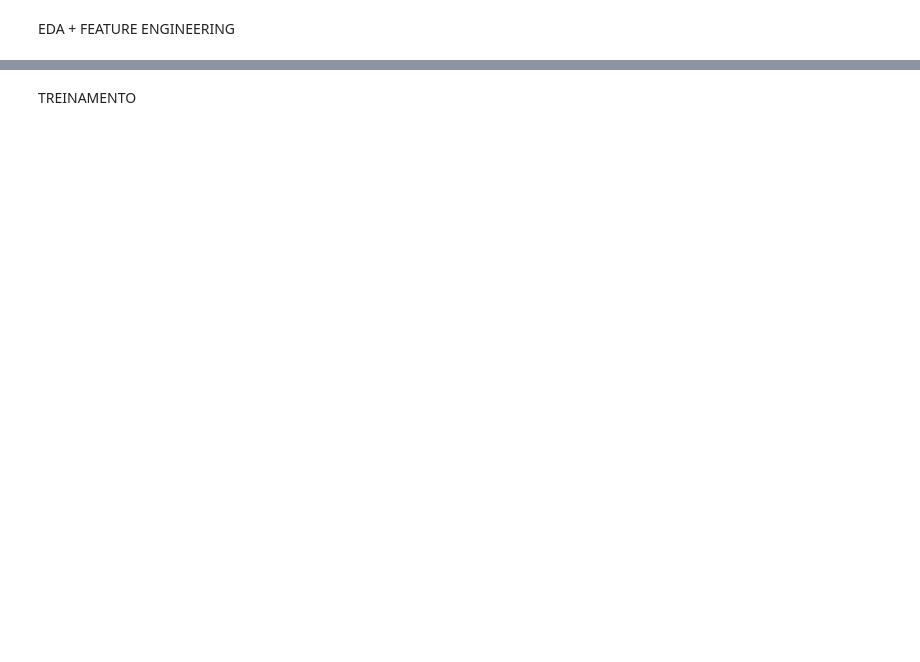
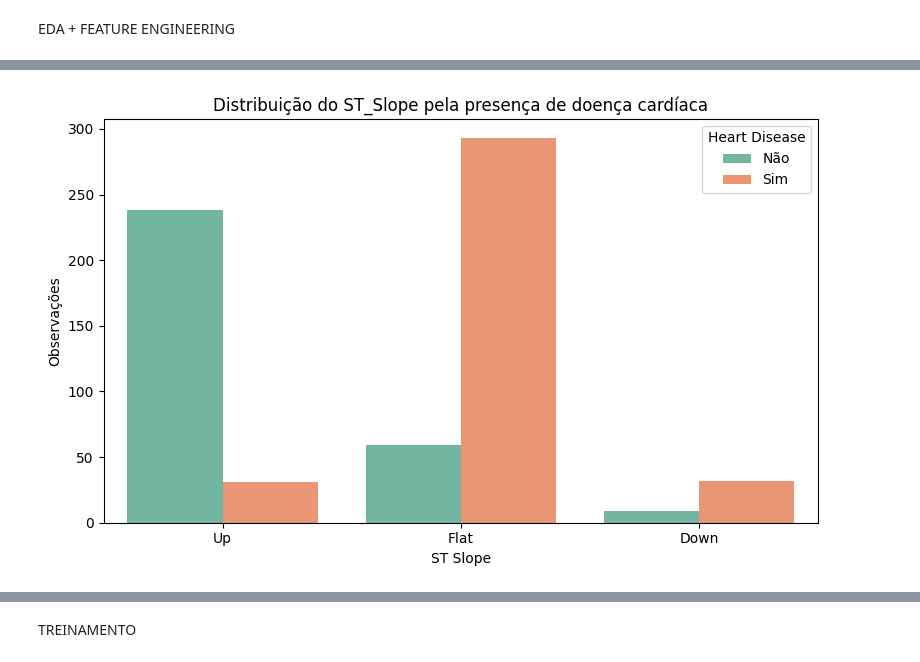
Before and after one commit to malf75/Heart-Failure-ML, a Jupyter notebook: heartdisease.ipynb, the cells around one changed output, grey strips where cells are left out. Saved outputs shown, nothing was run; the diff lists cells and outputs as text; code cells hidden in the pictures; blank space fills up the shorter version.

```diff
--- a/heartdisease.ipynb
+++ b/heartdisease.ipynb
@@ -135,5 +269,5 @@ IQR MaxHR: 144.25 - 112 = 32.25 (192.62<outlier<63.62)
 
 IQR Oldpeak: 2 - 0 = 2 (5<outlier<-3)
 # %%
-positive_outliers = df[(df['HeartDisease'] == 1) & (df['ST_Slope'] == 'Up') & (df['ExerciseAngina'] == 'N') & (df['Oldpeak'] < 1.5)]
+positive_outliers = X_train[(y_train == 1) & (X_train['ST_Slope'] == 'Up') & (X_train['ExerciseAngina'] == 'N') & (X_train['Oldpeak'] < 1.5)]
 positive_outliers
@@ -140,6 +292,8 @@ positive_outliers
 # %%
-df.drop(positive_outliers.index, inplace=True)
-df.drop(negative_outliers.index, inplace=True)
+X_train.drop(positive_outliers.index, inplace=True)
+X_train.drop(negative_outliers.index, inplace=True)
+y_train.drop(positive_outliers.index, inplace=True)
+y_train.drop(negative_outliers.index, inplace=True)
 # %%
 features_dict = {
     'Age': [78.5, 34.5],
@@ -193,5 +377,6 @@ for i in range(len(num_cols)):
 # %%
 # criação de novas features com as correlações mais fortes
-df['Diff_Age_MaxHR'] = df['MaxHR'] - df['Age']
-df['Age_Oldpeak_Sum'] = df['Age'] + df['Oldpeak']
+X_train['Diff_Age_MaxHR'] = X_train['MaxHR'] - X_train['Age']
+X_train['Age_Oldpeak_Sum'] = X_train['Age'] + X_train['Oldpeak']
+X_train['Sum_Age_RestingBP'] = X_train['RestingBP'] + X_train['Age']
 # %%
@@ -310,13 +577,15 @@ plt.show()
 # %%
 plt.figure(figsize=(8, 5))
 order = ['Up', 'Flat', 'Down']
-sns.countplot(data=df, x='ST_Slope', hue='HeartDisease', order=order, palette='Set2')
+sns.countplot(data=X_train, x='ST_Slope', hue=y_train, order=order, palette='Set2')
 plt.title('Distribuição do ST_Slope pela presença de doença cardíaca')
 plt.xlabel('ST Slope')
 plt.ylabel('Observações')
 plt.legend(title='Heart Disease', labels=['Não', 'Sim'])
 plt.tight_layout()
 plt.savefig('images/stslope_by_heartdisease.png', bbox_inches='tight')
 plt.show()
+# %% [output]
+[figure, added]
 # %%
 plt.figure(figsize=(8,5))
```
Also changed, not shown: parts of 64 cells of this notebook.
